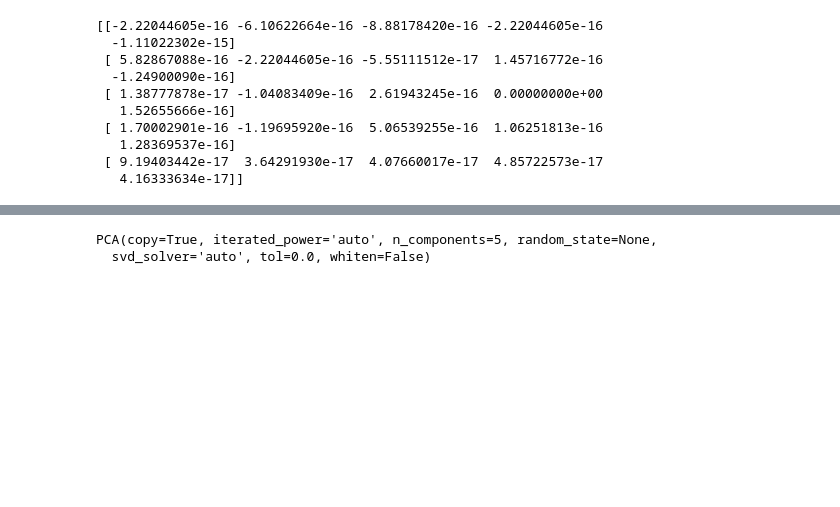
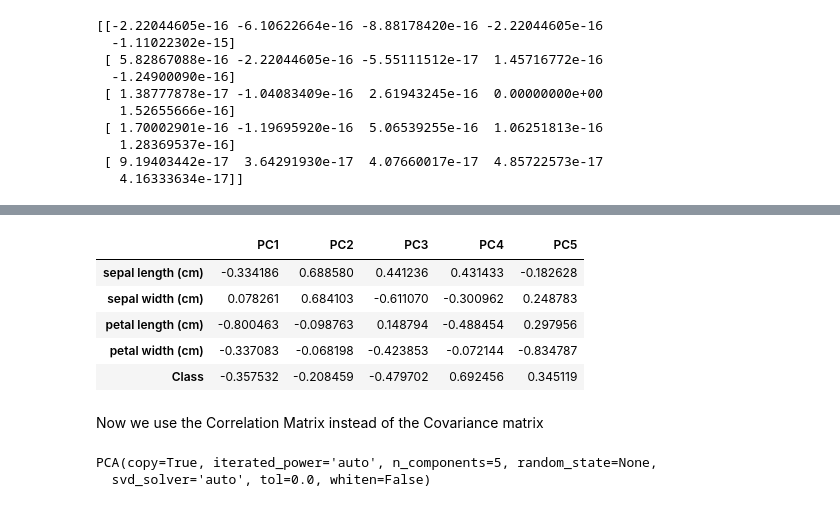
Before and after one commit to TanselArif-21/PrincipalComponentAnalysis, a Jupyter notebook: PCA1.ipynb, the cells around one changed output, grey strips where cells are left out. Cells and saved outputs as stored; diff of their text form; code cells hidden in the pictures; blank space fills up the shorter version.

```diff
--- a/PCA1.ipynb
+++ b/PCA1.ipynb
@@ -436,3 +484,14 @@ $$P_5 = \alpha_51 X_1 + \alpha_52 X_2 + \alpha_53 X_3 + \alpha_54 X_4 + \alpha_5
+# %%
+pd.DataFrame(V,columns=['PC1','PC2','PC3','PC4','PC5'],index=iris_data.columns)
+# %% [output]
+|  | PC1 | PC2 | PC3 | PC4 | PC5 |
+| sepal length (cm) | -0.334186 | 0.688580 | 0.441236 | 0.431433 | -0.182628 |
+| sepal width (cm) | 0.078261 | 0.684103 | -0.611070 | -0.300962 | 0.248783 |
+| petal length (cm) | -0.800463 | -0.098763 | 0.148794 | -0.488454 | 0.297956 |
+| petal width (cm) | -0.337083 | -0.068198 | -0.423853 | -0.072144 | -0.834787 |
+| Class | -0.357532 | -0.208459 | -0.479702 | 0.692456 | 0.345119 |
+# %% [markdown]
+Now we use the Correlation Matrix instead of the Covariance matrix
 # %%
 from sklearn.decomposition import PCA
 pca = PCA(n_components=5)
```
Also changed, not shown: parts of 8 cells of this notebook, 7 other files.
